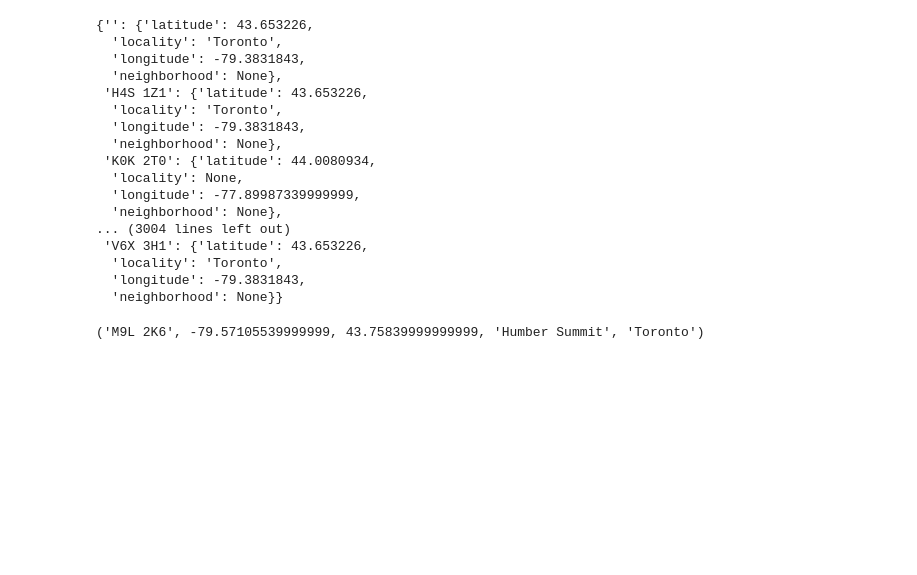
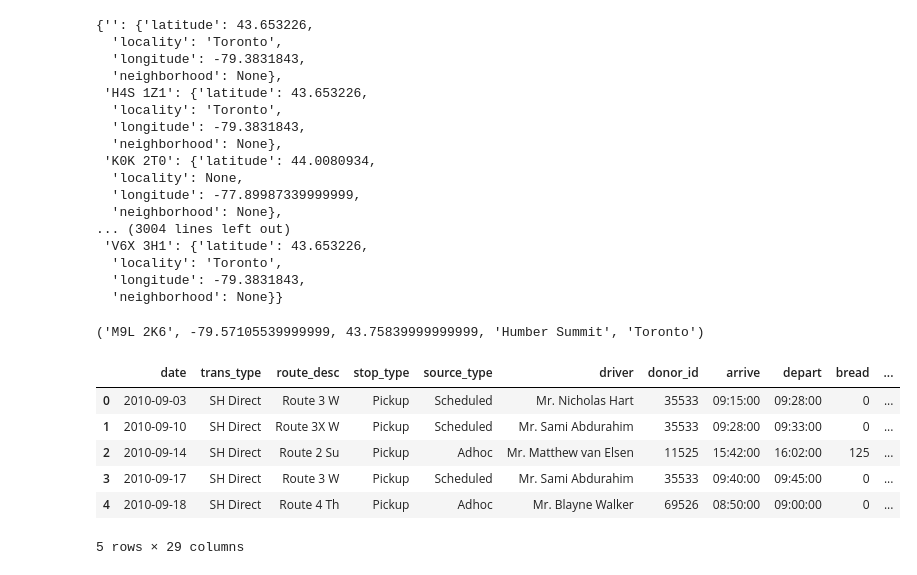
Before and after one commit to ian-whitestone/gift-the-code, a Jupyter notebook: data_import_test.ipynb, the cells around one changed output. Saved outputs shown, nothing was run; the diff lists cells and outputs as text; code cells hidden in the pictures; blank space fills up the shorter version.

```diff
--- a/data_import_test.ipynb
+++ b/data_import_test.ipynb
@@ -124,3 +124,19 @@ loc_data=[(k,v['longitude'],v['latitude'],v['neighborhood'],v['locality']) for k
 # %%
 # %% [output]
 ('M9L 2K6', -79.57105539999999, 43.75839999999999, 'Humber Summit', 'Toronto')
+# %%
+df=pd.read_csv('data.csv')
+# %%
+df['year']=df['date'].map(lambda x: int(str(x)[0:4]))
+# %%
+sum_col_list=['bread', 'baked', 'dairy','produce', 'protein', 'prepared', 'bev_juice', 'bev_other', 'snack','non_perish', 'non_food']
+df['total']=df[sum_col_list].sum(axis=1)
+df.head()
+# %% [output]
+|  | date | trans_type | route_desc | stop_type | source_type | driver | donor_id | arrive | depart | bread | ... |
+| 0 | 2010-09-03 | SH Direct | Route 3 W | Pickup | Scheduled | Mr. Nicholas Hart | 35533 | 09:15:00 | 09:28:00 | 0 | ... |
+| 1 | 2010-09-10 | SH Direct | Route 3X W | Pickup | Scheduled | Mr. Sami Abdurahim | 35533 | 09:28:00 | 09:33:00 | 0 | ... |
+| 2 | 2010-09-14 | SH Direct | Route 2 Su | Pickup | Adhoc | Mr. Matthew van Elsen | 11525 | 15:42:00 | 16:02:00 | 125 | ... |
+| 3 | 2010-09-17 | SH Direct | Route 3 W | Pickup | Scheduled | Mr. Sami Abdurahim | 35533 | 09:40:00 | 09:45:00 | 0 | ... |
+| 4 | 2010-09-18 | SH Direct | Route 4 Th | Pickup | Adhoc | Mr. Blayne Walker | 69526 | 08:50:00 | 09:00:00 | 0 | ... |
+5 rows × 29 columns
```
Also changed, not shown: parts of 10 cells of this notebook, 2 other files.
